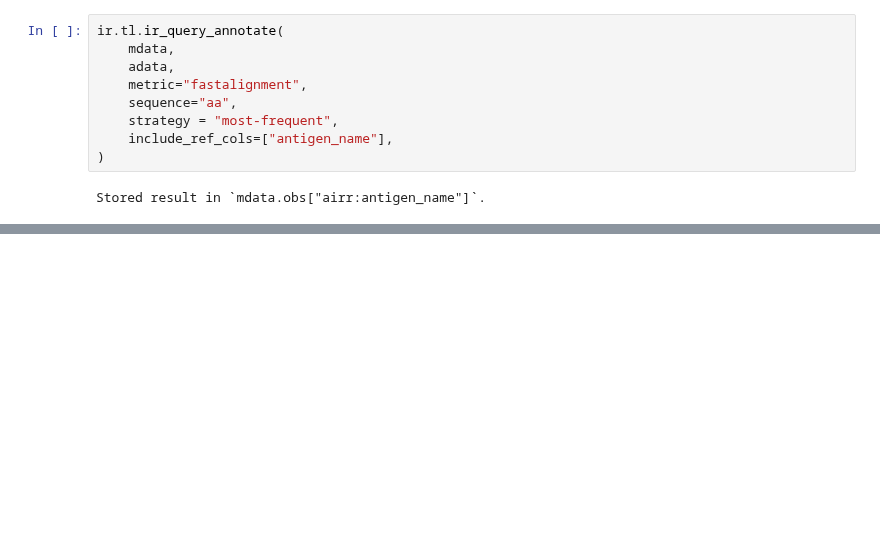
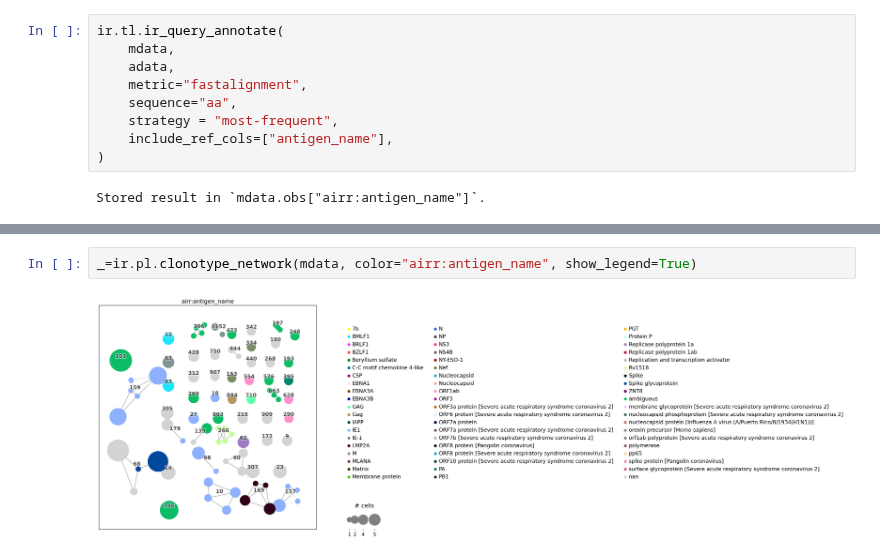
Before and after one commit to biocypher/iggytop, a Jupyter notebook: notebooks/1_scirpy_test_notebook.ipynb, the cells around one changed output, grey strips where cells are left out. Cells and saved outputs as stored; diff of their text form; blank space fills up the shorter version.

```diff
--- a/notebooks/1_scirpy_test_notebook.ipynb
+++ b/notebooks/1_scirpy_test_notebook.ipynb
@@ -204,0 +237,4 @@ _=ir.pl.clonotype_network(mdata, color="airr:antigen_name", label_fontsize=9, pa
+# %%
+_=ir.pl.clonotype_network(mdata, color="airr:antigen_name", show_legend=True)
+# %% [output]
+[figure, added]
```
Also changed, not shown: parts of 8 cells of this notebook, 4 other files.
